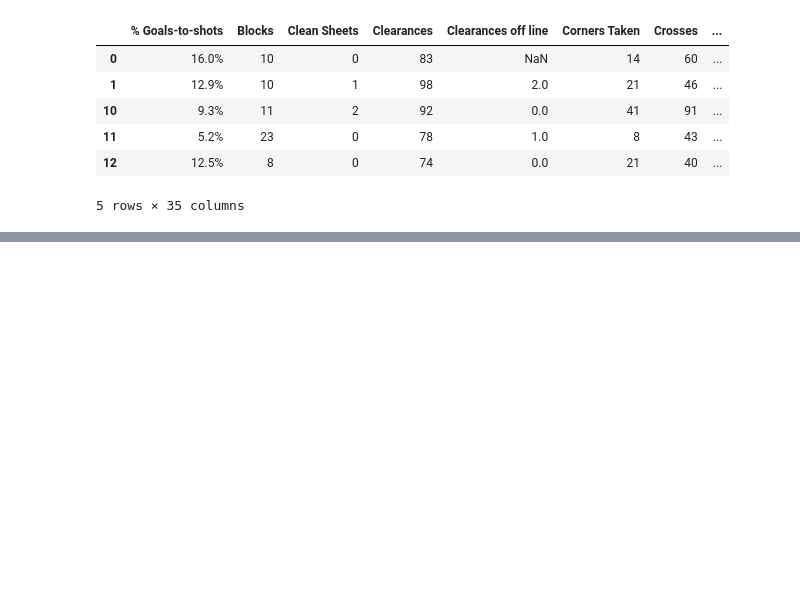
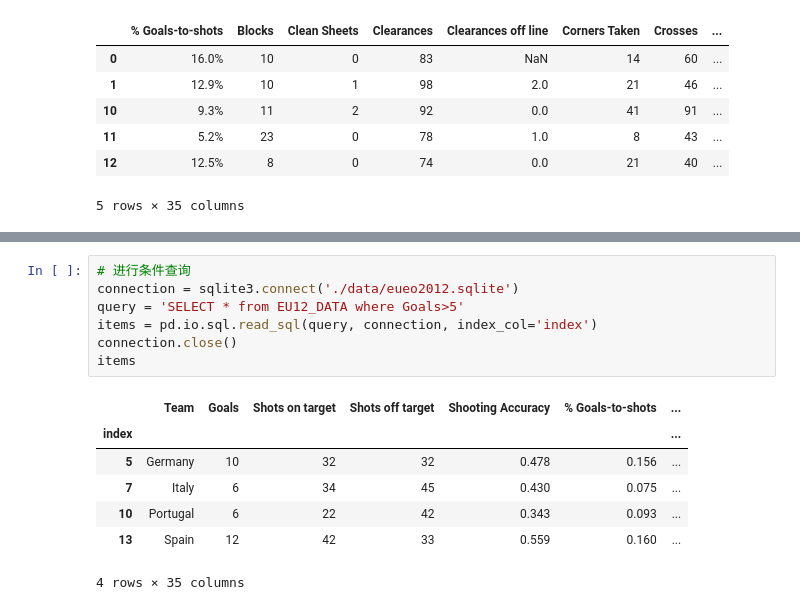
Before and after one commit to lqleon1214/data_analysis_test, a Jupyter notebook: reading data.ipynb, the cells around one changed output, grey strips where cells are left out. Cells and saved outputs as stored; diff of their text form; blank space fills up the shorter version.

```diff
--- a/reading data.ipynb
+++ b/reading data.ipynb
@@ -370,0 +397,15 @@ eu12_json.head()
+# %%
+# 进行条件查询
+connection = sqlite3.connect('./data/eueo2012.sqlite')
+query = 'SELECT * from EU12_DATA where Goals>5'
+items = pd.io.sql.read_sql(query, connection, index_col='index')
+connection.close()
+items
+# %% [output]
+|  | Team | Goals | Shots on target | Shots off target | Shooting Accuracy | % Goals-to-shots | ... |
+| index |  |  |  |  |  |  | ... |
+| 5 | Germany | 10 | 32 | 32 | 0.478 | 0.156 | ... |
+| 7 | Italy | 6 | 34 | 45 | 0.430 | 0.075 | ... |
+| 10 | Portugal | 6 | 22 | 42 | 0.343 | 0.093 | ... |
+| 13 | Spain | 12 | 42 | 33 | 0.559 | 0.160 | ... |
+4 rows × 35 columns
```
Also changed, not shown: parts of 12 cells of this notebook, 2 other files.
